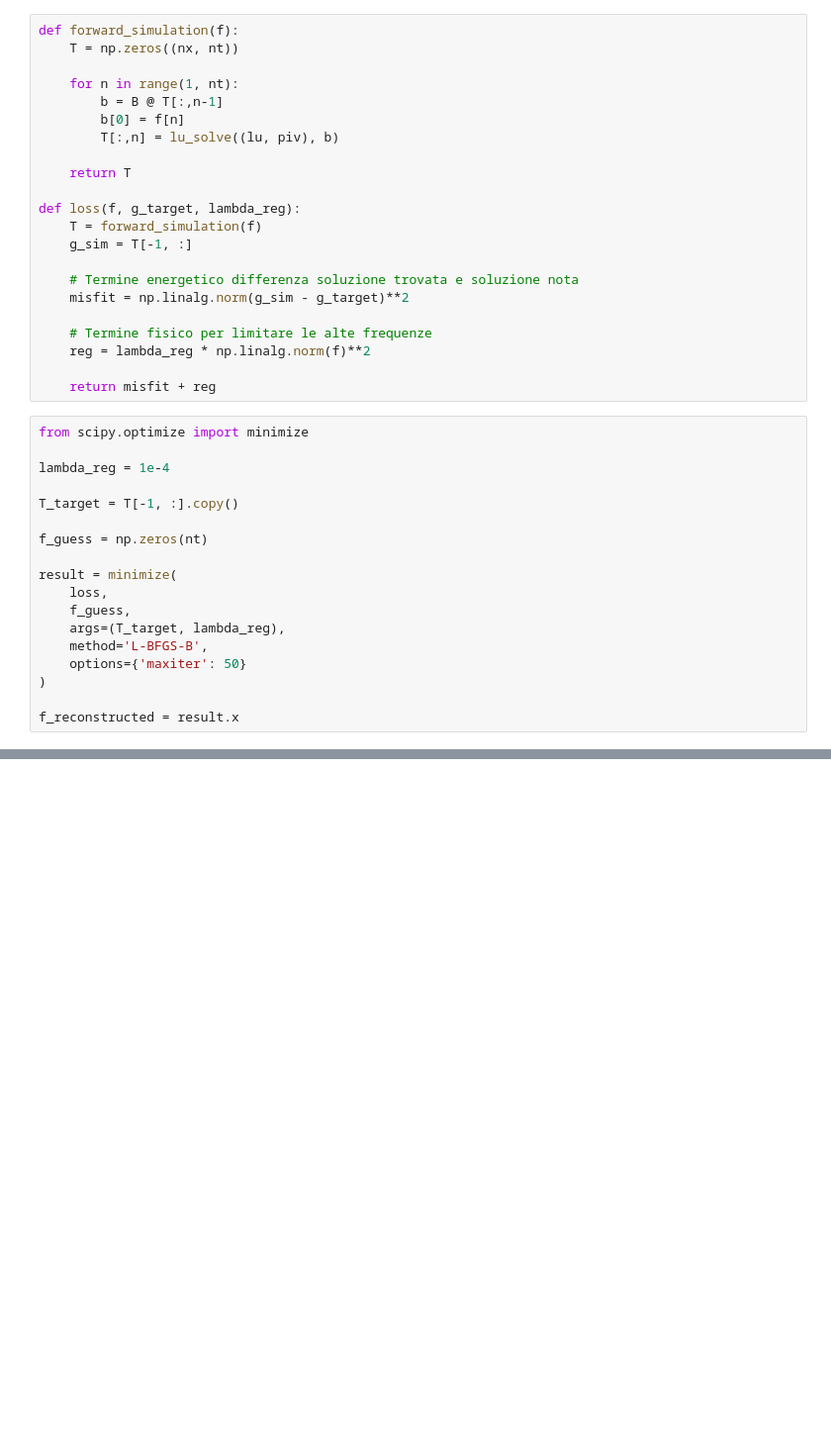
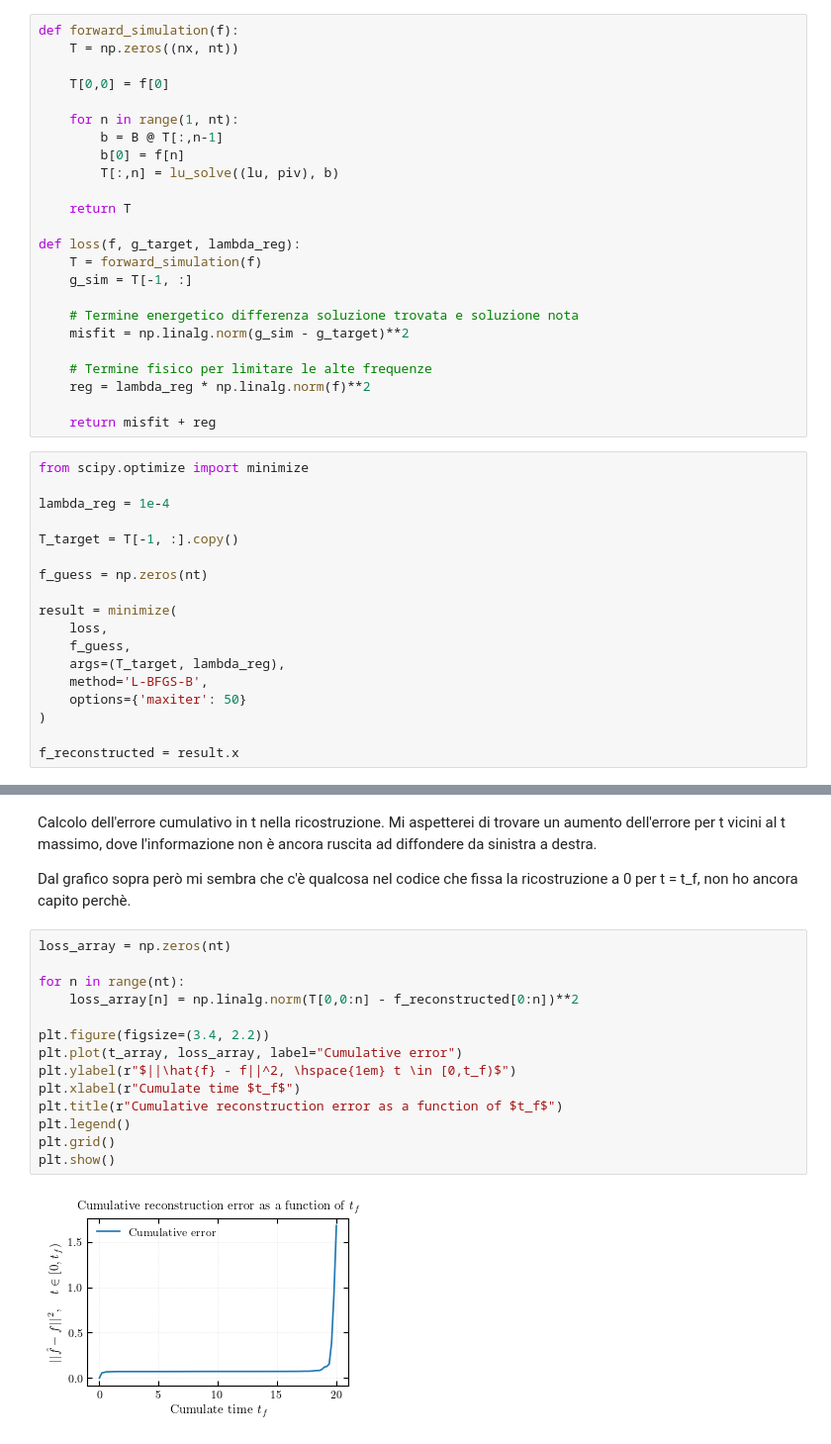
Before and after one commit to Sparisi01/RPM_implementation, a Jupyter notebook: dataset_generator.ipynb, the cells around one changed output, grey strips where cells are left out. Shown at 99% size. Drawn from its saved outputs; the diff is of its cells as text; blank space fills up the shorter version.

```diff
--- a/dataset_generator.ipynb
+++ b/dataset_generator.ipynb
@@ -246,6 +251,8 @@ Min freq:  0.050100401606425704
 # %%
 def forward_simulation(f):
     T = np.zeros((nx, nt))
+
+    T[0,0] = f[0]
 
     for n in range(1, nt):
         b = B @ T[:,n-1]
@@ -297,0 +305,21 @@ plt.show()
+# %% [markdown]
+Calcolo dell'errore cumulativo in t nella ricostruzione. Mi aspetterei di trovare un aumento dell'errore per t vicini al t massimo, dove l'informazione non è ancora ruscita ad diffondere da sinistra a destra.
+
+
+Dal grafico sopra però mi sembra che c'è qualcosa nel codice che fissa la ricostruzione a 0 per t = t_f, non ho ancora capito perchè.
+# %%
+loss_array = np.zeros(nt)
+
+for n in range(nt):
+    loss_array[n] = np.linalg.norm(T[0,0:n] - f_reconstructed[0:n])**2
+
+plt.figure(figsize=(3.4, 2.2))
+plt.plot(t_array, loss_array, label="Cumulative error")
+plt.ylabel(r"$||\hat{f} - f||^2, \hspace{1em} t \in [0,t_f)$")
+plt.xlabel(r"Cumulate time $t_f$")
+plt.title(r"Cumulative reconstruction error as a function of $t_f$")
+plt.legend()
+plt.grid()
+plt.show()
+# %% [output]
+[figure, added]
```
Also changed, not shown: parts of 3 cells of this notebook, 2 other files.
